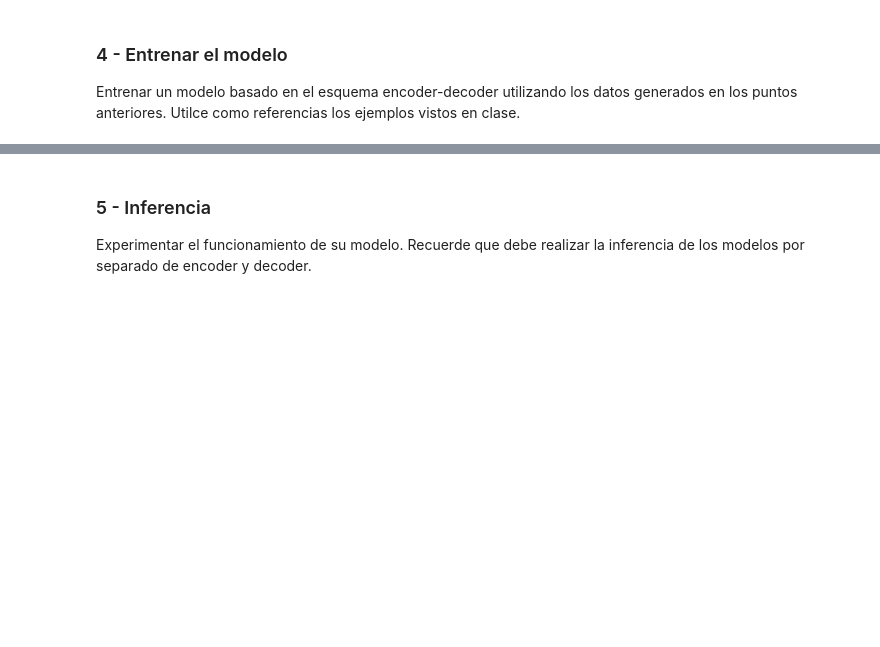
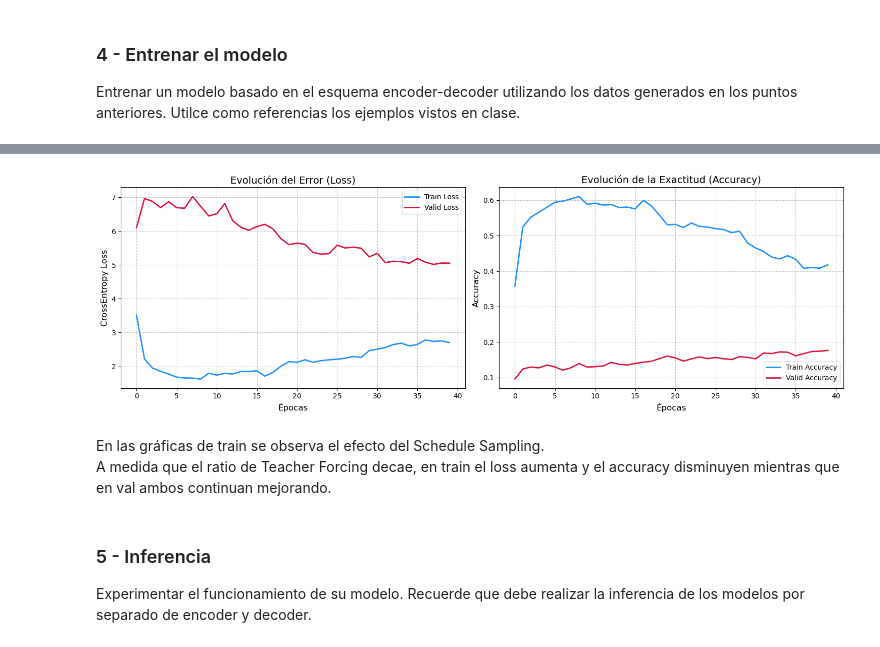
Before and after one commit to mgonzalez738/desafios_procesamiento_lenguaje_natural, a Jupyter notebook: Desafio_4.ipynb, the cells around one changed output, grey strips where cells are left out. Cells and saved outputs as stored; diff of their text form; code cells hidden in the pictures; blank space fills up the shorter version.

```diff
--- a/Desafio_4.ipynb
+++ b/Desafio_4.ipynb
@@ -374,15 +384,17 @@ def pad_sequences(sequences, maxlen=None, padding='pre', value=0):
 # %%
 # Genera las matrices de secuencias de enteros con padding para encoder y decoder
 
+pad_token = 0
+
 print("Cantidad de rows del dataset:", len(input_integer_seq))
 
-encoder_input_sequences = pad_sequences(input_integer_seq, maxlen=max_input_len)
+encoder_input_sequences = pad_sequences(input_integer_seq, maxlen=max_input_len, value=pad_token)
 print("encoder_input_sequences shape:", encoder_input_sequences.shape)
 
-decoder_input_sequences = pad_sequences(output_input_integer_seq, maxlen=max_out_len, padding='post')
+decoder_input_sequences = pad_sequences(output_input_integer_seq, maxlen=max_out_len, padding='post', value=pad_token)
 print("decoder_input_sequences shape:", decoder_input_sequences.shape)
 
-decoder_output_sequences = pad_sequences(output_integer_seq, maxlen=max_out_len, padding='post')
+decoder_output_sequences = pad_sequences(output_integer_seq, maxlen=max_out_len, padding='post', value=pad_token)
 print("decoder_output_sequences shape:", decoder_output_sequences.shape)
 
 print("\nEjemplos de secuencias con padding:")
@@ -580,6 +588,6 @@ class FasttextEmbeddings(WordsEmbeddings):
     WORD_MAX_SIZE = 60
 # %%
-# Creación de la matriz de embeddings
+# Creación de la matriz de embeddings de entrada
 
 print('\nIniciando carga de FastText a memoria RAM...')
 model_embeddings = FasttextEmbeddings()
@@ -590,7 +598,7 @@ words_not_found = []
 
 # Determinar el tamaño de la matriz (max vocabulario o vocabulario real + 1 por padding)
 nb_words = min(MAX_VOCAB_SIZE, len(word2idx_inputs) + 1)
-embedding_matrix = np.zeros((nb_words, embed_dim), dtype=np.float32)
+embedding_matrix_inputs = np.zeros((nb_words, embed_dim), dtype=np.float32)
 
 for word, i in word2idx_inputs.items():
     if i >= nb_words:
@@ -600,11 +608,11 @@ for word, i in word2idx_inputs.items():
     embedding_vector = model_embeddings.get_words_embeddings([word])[0]
 
     if np.any(embedding_vector):
-        embedding_matrix[i] = embedding_vector
+        embedding_matrix_inputs[i] = embedding_vector
     else:
         words_not_found.append(word)
 
-print(f"\nForma de la Matriz de Embeddings : {embedding_matrix.shape}")
+print(f"\nForma de la Matriz de Embeddings : {embedding_matrix_inputs.shape}")
 print(f"Dimensiones por palabra          : {embed_dim} (FastText)")
 print(f"Palabras no encontradas (OOV)    : {len(words_not_found)}")
 print(f"Porcentaje OOV                   : {(len(words_not_found) / nb_words) * 100:.2f}%")
@@ -622,0 +931,48 @@ Entrenar un modelo basado en el esquema encoder-decoder utilizando los datos gen
+# %%
+# Entrena el modelo Seq2Seq
+
+EPOCHS = 40
+
+print(f"Iniciando el entrenamiento en el dispositivo: {device}...")
+
+historial = train(
+    model=model_seq2seq,
+    train_loader=train_loader,
+    valid_loader=valid_loader,
+    optimizer=optimizer_seq2seq,
+    criterion=criterion_seq2seq,
+    device=device,
+    epochs=EPOCHS,
+    pad_token_id=pad_token
+)
+
+print("Entrenamiento finalizado.")
+
+# Grafica la evolución de la pérdida y la precisión
+
+def plot_history(history):
+    fig, (ax1, ax2) = plt.subplots(1, 2, figsize=(15, 5))
+
+    # Gráfico de Pérdida (Loss)
+    ax1.plot(history['loss'], label='Train Loss', color='dodgerblue', linewidth=2)
+    ax1.plot(history['val_loss'], label='Valid Loss', color='crimson', linewidth=2)
+    ax1.set_title('Evolución del Error (Loss)', fontsize=14)
+    ax1.set_xlabel('Épocas', fontsize=12)
+    ax1.set_ylabel('CrossEntropy Loss', fontsize=12)
+    ax1.legend(loc='upper right')
+    ax1.grid(True, linestyle='--', alpha=0.7)
+
+    # Gráfico de Exactitud (Accuracy)
+    ax2.plot(history['accuracy'], label='Train Accuracy', color='dodgerblue', linewidth=2)
+    ax2.plot(history['val_accuracy'], label='Valid Accuracy', color='crimson', linewidth=2)
+    ax2.set_title('Evolución de la Exactitud (Accuracy)', fontsize=14)
+    ax2.set_xlabel('Épocas', fontsize=12)
+    ax2.set_ylabel('Accuracy', fontsize=12)
+    ax2.legend(loc='lower right')
+    ax2.grid(True, linestyle='--', alpha=0.7)
+
+    plt.tight_layout()
+    plt.show()
+
+plot_history(historial)
+# %% [output]
@@ -623,3 +996,7 @@ Entrenar un modelo basado en el esquema encoder-decoder utilizando los datos gen
+[figure, added]
+# %% [markdown]
+En las gráficas de train se observa el efecto del Schedule Sampling.
+A medida que el ratio de Teacher Forcing decae, en train el loss aumenta y el accuracy disminuyen mientras que en val ambos continuan mejorando.
 # %% [markdown]
 ### 5 - Inferencia
 Experimentar el funcionamiento de su modelo. Recuerde que debe realizar la inferencia de los modelos por separado de encoder y decoder.
```
Also changed, not shown: parts of 22 cells of this notebook.
